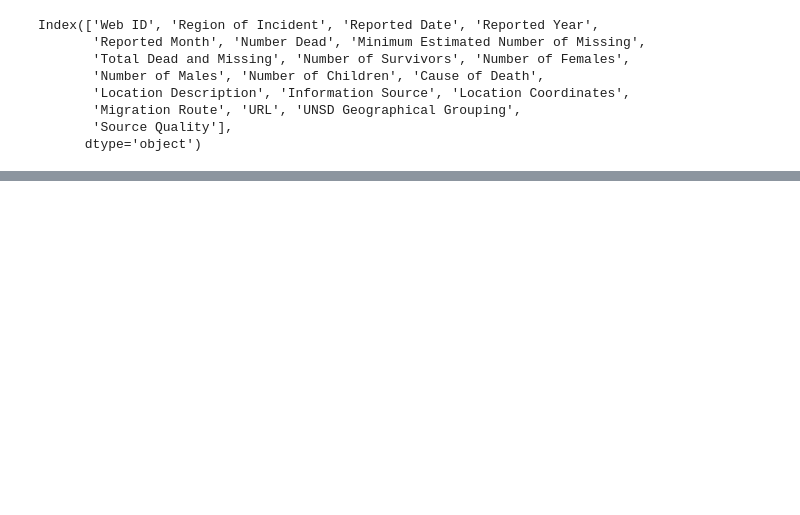
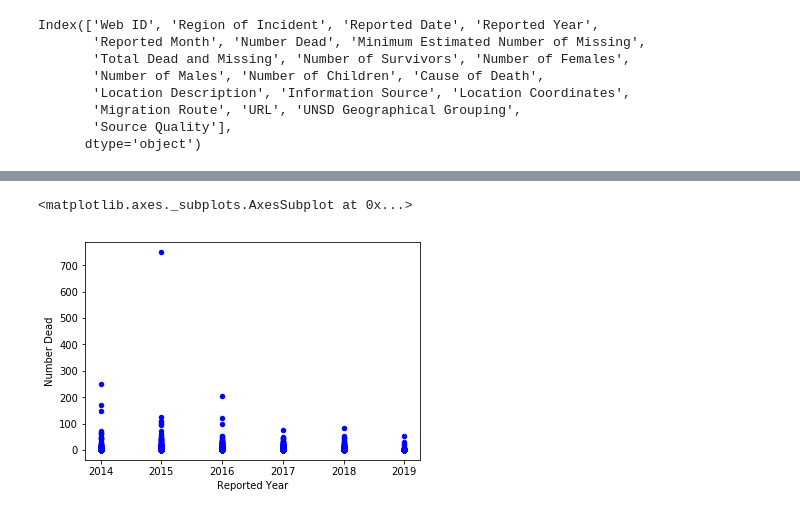
Before and after one commit to lisethdevegab/data-labs, a Jupyter notebook: module-2/visualizing-real-world-data-project/your-code/Mycode.ipynb, the cells around one changed output, grey strips where cells are left out. Cells and saved outputs as stored; diff of their text form; code cells hidden in the pictures; blank space fills up the shorter version.

```diff
--- a/module-2/visualizing-real-world-data-project/your-code/Mycode.ipynb
+++ b/module-2/visualizing-real-world-data-project/your-code/Mycode.ipynb
@@ -50,0 +108,5 @@ pd.plotting.scatter_matrix(dfemigrant, figsize=(20,16));
+# %%
+dfemigrant.plot.scatter(x="Reported Year", y="Number Dead",c="blue")
+# %% [output]
+<matplotlib.axes._subplots.AxesSubplot at 0x...>
+[figure, added]
```
Also changed, not shown: parts of 14 cells of this notebook.
